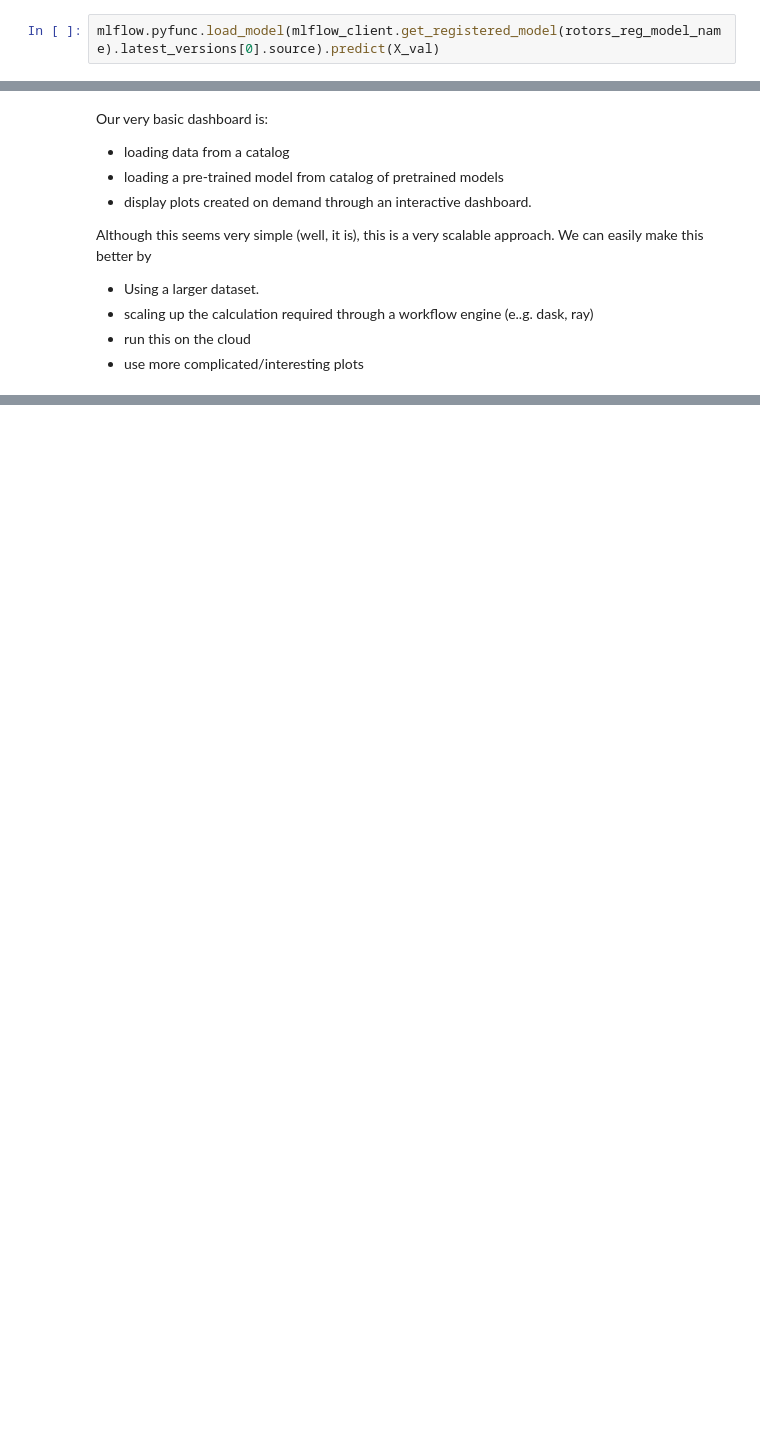
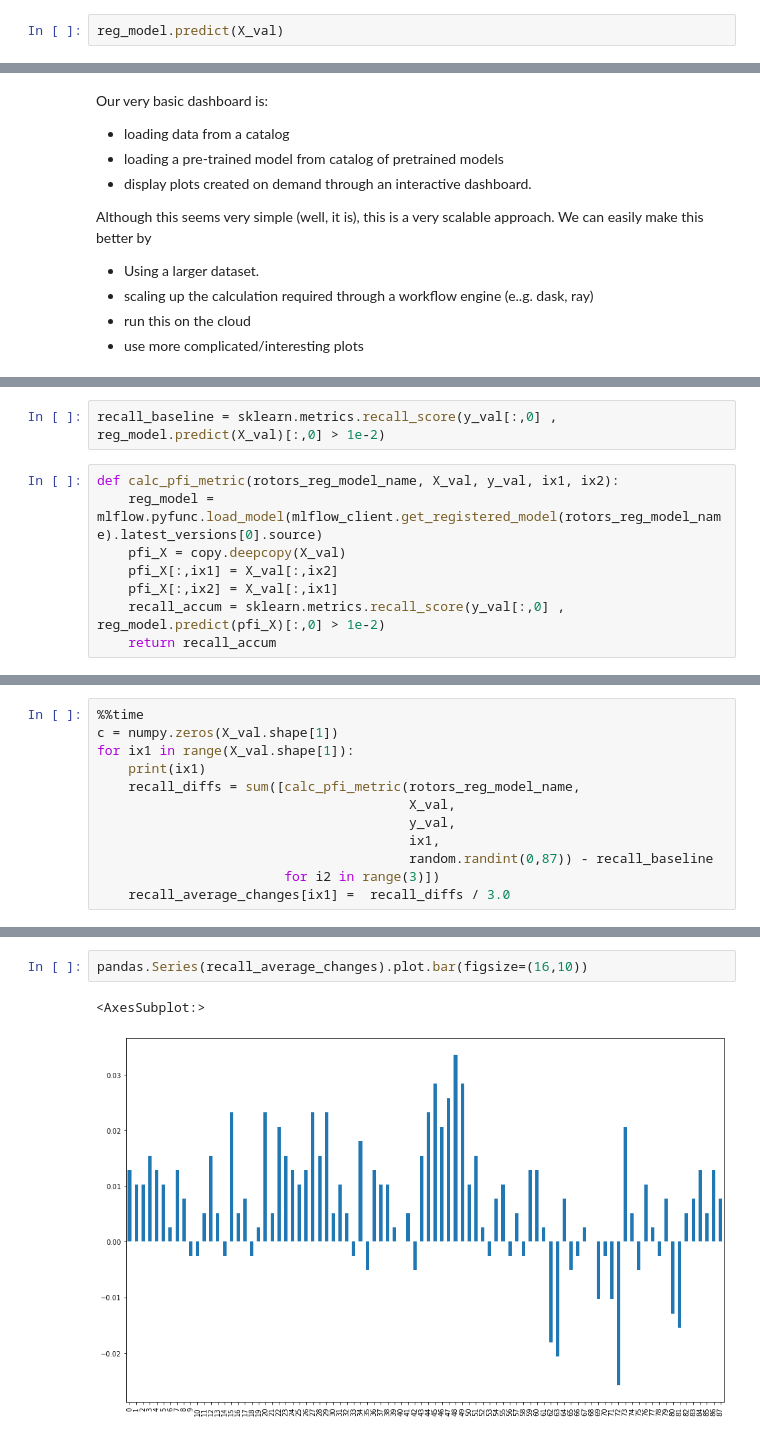
Before and after one commit to informatics-lab/ukrse_2022_mlops_walkthrough, a Jupyter notebook: 04_model_evaluation.ipynb, the cells around one changed output, grey strips where cells are left out. Saved outputs shown, nothing was run; the diff lists cells and outputs as text; blank space fills up the shorter version.

```diff
--- a/04_model_evaluation.ipynb
+++ b/04_model_evaluation.ipynb
@@ -328,5 +330,5 @@ reg_model_artifact_uri
 # %%
-mlflow.pyfunc.load_model(mlflow_client.get_registered_model(rotors_reg_model_name).latest_versions[0].source).predict(X_val)
+reg_model.predict(X_val)
 # %% [output]
 array([[8.2105380e-06, 9.9999177e-01],
        [1.0245468e-04, 9.9989748e-01],
@@ -487,0 +501,10 @@ Although this seems very simple (well, it is), this is a very scalable approach.
+# %%
+recall_baseline = sklearn.metrics.recall_score(y_val[:,0] , reg_model.predict(X_val)[:,0] > 1e-2)
+# %%
+def calc_pfi_metric(rotors_reg_model_name, X_val, y_val, ix1, ix2):
+    reg_model = mlflow.pyfunc.load_model(mlflow_client.get_registered_model(rotors_reg_model_name).latest_versions[0].source)
+    pfi_X = copy.deepcopy(X_val)
+    pfi_X[:,ix1] = X_val[:,ix2]
+    pfi_X[:,ix2] = X_val[:,ix1]
+    recall_accum = sklearn.metrics.recall_score(y_val[:,0] , reg_model.predict(pfi_X)[:,0] > 1e-2)
+    return recall_accum
@@ -487,0 +516,12 @@ Although this seems very simple (well, it is), this is a very scalable approach.
+# %%
+%%time
+c = numpy.zeros(X_val.shape[1])
+for ix1 in range(X_val.shape[1]):
+    print(ix1)
+    recall_diffs = sum([calc_pfi_metric(rotors_reg_model_name,
+                                        X_val,
+                                        y_val,
+                                        ix1,
+                                        random.randint(0,87)) - recall_baseline
+                        for i2 in range(3)])
+    recall_average_changes[ix1] =  recall_diffs / 3.0
@@ -487,0 +546,5 @@ Although this seems very simple (well, it is), this is a very scalable approach.
+# %%
+pandas.Series(recall_average_changes).plot.bar(figsize=(16,10))
+# %% [output]
+<AxesSubplot:>
+[figure, added]
```
Also changed, not shown: parts of 10 cells of this notebook.
